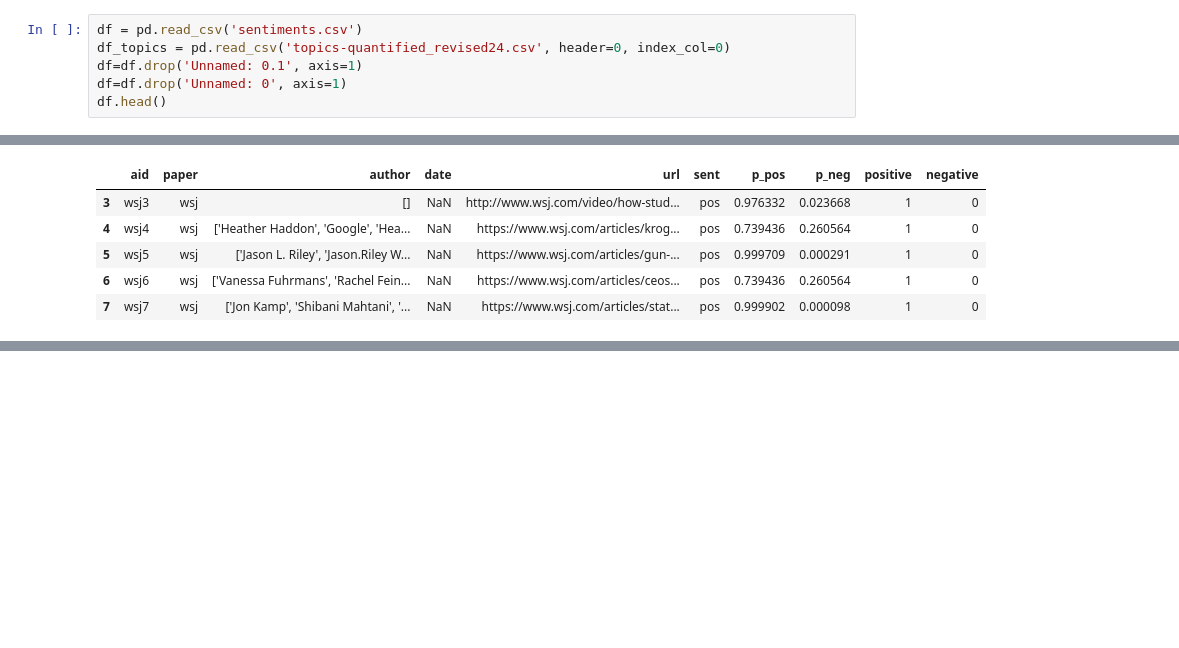
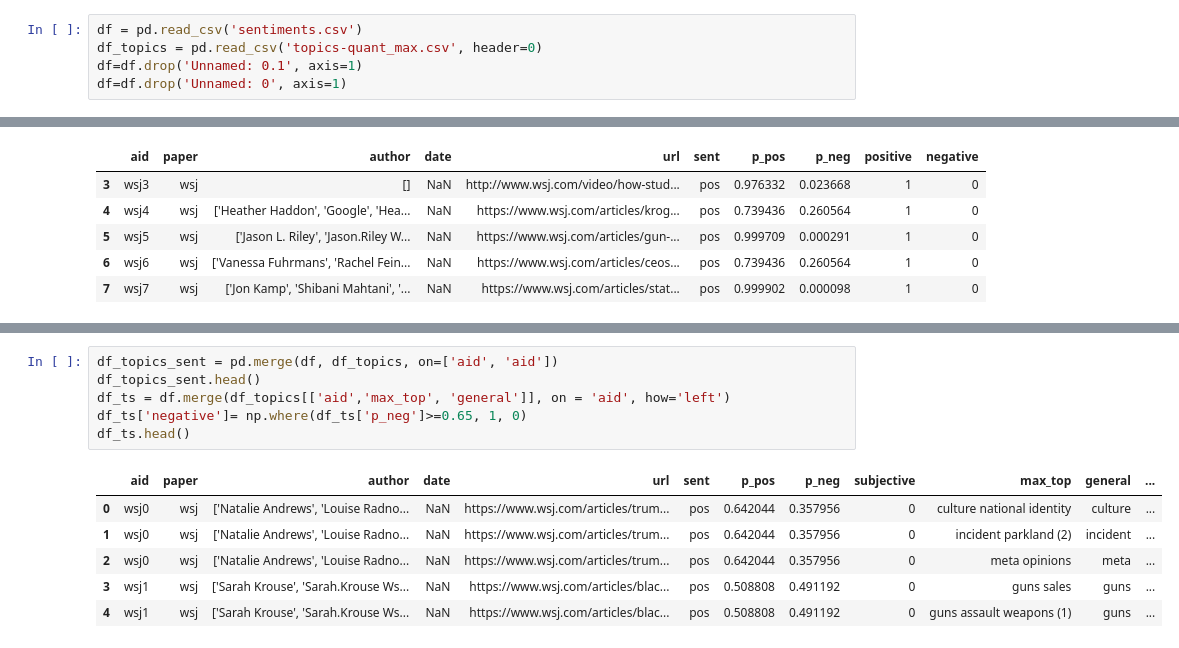
Before and after one commit to michellejm/guns_in_America, a Jupyter notebook: sentimentVisuals.ipynb, the cells around one changed output, grey strips where cells are left out. Saved outputs shown, nothing was run; the diff lists cells and outputs as text; blank space fills up the shorter version.

```diff
--- a/sentimentVisuals.ipynb
+++ b/sentimentVisuals.ipynb
@@ -7,7 +7,6 @@ import csv
 import seaborn as sns
 # %%
 df = pd.read_csv('sentiments.csv')
-df_topics = pd.read_csv('topics-quantified_revised24.csv', header=0, index_col=0)
+df_topics = pd.read_csv('topics-quant_max.csv', header=0)
 df=df.drop('Unnamed: 0.1', axis=1)
 df=df.drop('Unnamed: 0', axis=1)
-df.head()
@@ -101,0 +122,13 @@ fox_pos=df[(df['paper']=='fox') & (df['p_pos']>.75)]
+# %%
+df_topics_sent = pd.merge(df, df_topics, on=['aid', 'aid'])
+df_topics_sent.head()
+df_ts = df.merge(df_topics[['aid','max_top', 'general']], on = 'aid', how='left')
+df_ts['negative']= np.where(df_ts['p_neg']>=0.65, 1, 0)
+df_ts.head()
+# %% [output]
+|  | aid | paper | author | date | url | sent | p_pos | p_neg | subjective | max_top | general | ... |
+| 0 | wsj0 | wsj | ['Natalie Andrews', 'Louise Radno... | NaN | https://www.wsj.com/articles/trum... | pos | 0.642044 | 0.357956 | 0 | culture national identity | culture | ... |
+| 1 | wsj0 | wsj | ['Natalie Andrews', 'Louise Radno... | NaN | https://www.wsj.com/articles/trum... | pos | 0.642044 | 0.357956 | 0 | incident parkland (2) | incident | ... |
+| 2 | wsj0 | wsj | ['Natalie Andrews', 'Louise Radno... | NaN | https://www.wsj.com/articles/trum... | pos | 0.642044 | 0.357956 | 0 | meta opinions | meta | ... |
+| 3 | wsj1 | wsj | ['Sarah Krouse', 'Sarah.Krouse Ws... | NaN | https://www.wsj.com/articles/blac... | pos | 0.508808 | 0.491192 | 0 | guns sales | guns | ... |
+| 4 | wsj1 | wsj | ['Sarah Krouse', 'Sarah.Krouse Ws... | NaN | https://www.wsj.com/articles/blac... | pos | 0.508808 | 0.491192 | 0 | guns assault weapons (1) | guns | ... |
```
Also changed, not shown: parts of 25 cells of this notebook, 19 other files.
